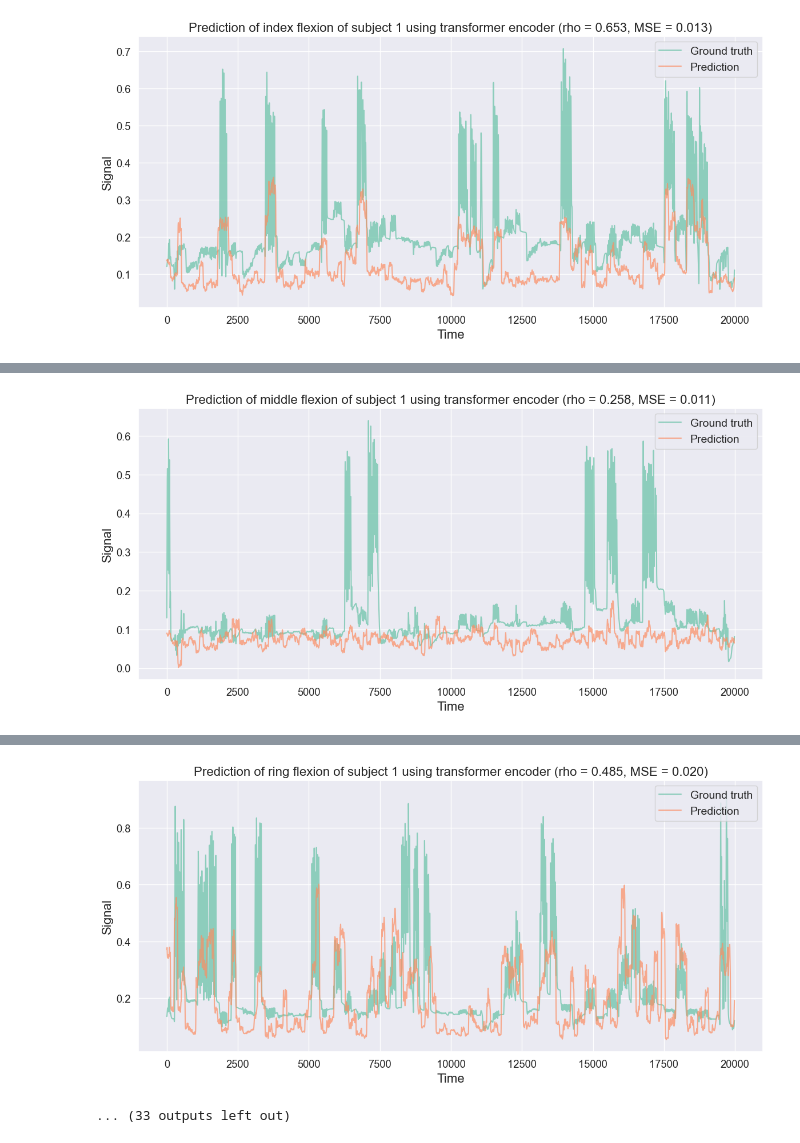
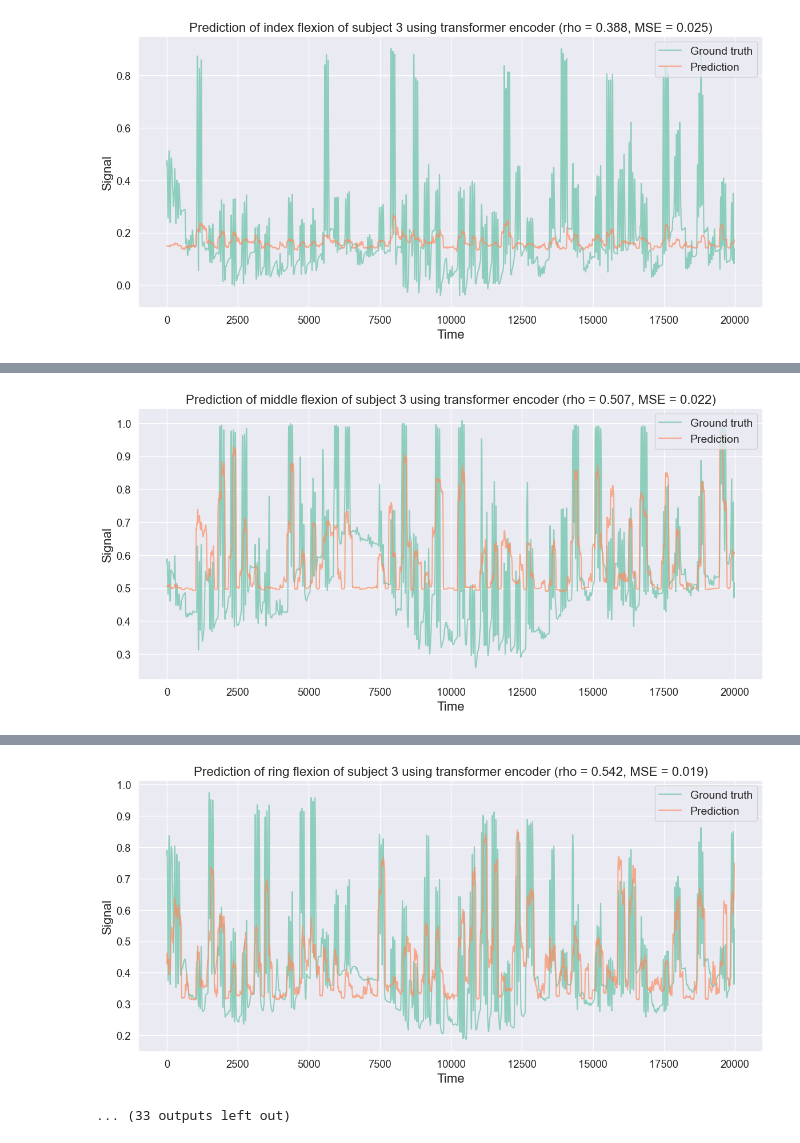
Before and after one commit to chijundeng/BCI-Finger-Flex, a Jupyter notebook: codes/code03_transformer.ipynb, the cells around one changed output, grey strips where cells are left out. Saved outputs shown, nothing was run; the diff lists cells and outputs as text; code cells hidden in the pictures.

```diff
--- a/codes/code03_transformer.ipynb
+++ b/codes/code03_transformer.ipynb
@@ -69,7 +69,7 @@ model_dir = f"{root_dir}/BCI-Finger-Flex/model/transformer"
 sigma = 6
 
 # Subjects and fingers
-subs = [1, 2, 3]
+subs = [3, 2, 1]
 fingers = ['thumb', 'index', 'middle', 'ring', 'little']
 
 for idx, subid in enumerate(subs):
@@ -260 +258 @@ Test Loss: 0.0127
-[figure, old version]
+[figure, new version]
@@ -273 +271 @@ Test Loss: 0.0114
-[figure, old version]
+[figure, new version]
@@ -286,2 +284,2 @@ Test Loss: 0.0212
-[figure, old version]
+[figure, new version]
 ... (33 outputs left out)
```
Also changed, not shown: parts of 2 cells of this notebook, 45 other files.
